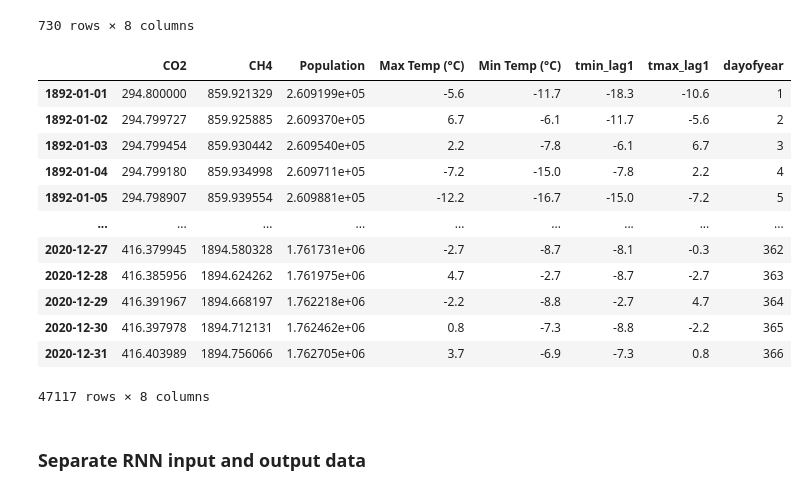
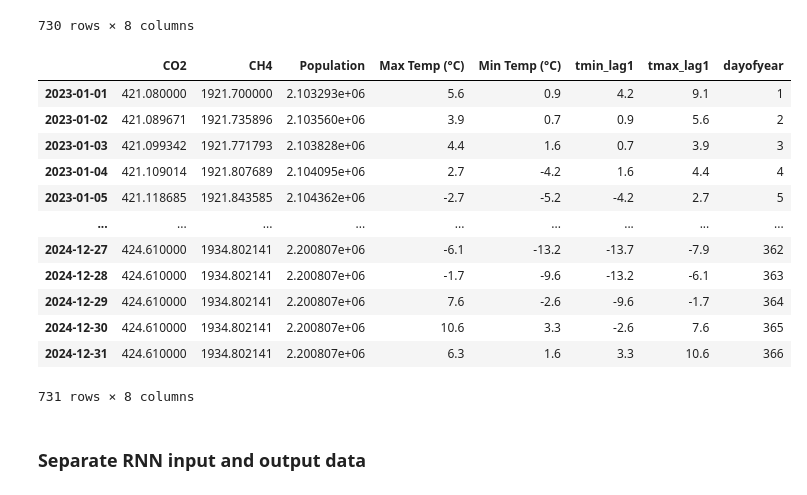
Before and after one commit to ABF-QC/Final_Project, a Jupyter notebook: notebook/Validation.ipynb, the cells around one changed output. Drawn from its saved outputs; the diff is of its cells as text; code cells hidden in the pictures.

```diff
--- a/notebook/Validation.ipynb
+++ b/notebook/Validation.ipynb
@@ -31,21 +34,23 @@ from sklearn.metrics import mean_squared_error
 # %% [markdown]
 ### Define files
 # %%
-#data_dir = '../data/'
-data_dir = 'C:\\Users\\jocl0\\ABF\\Final_Project-main\\data\\'
-model_dir = 'C:\\Users\\jocl0\\ABF\\Final_Project-main\\model\\'
+data_dir = '../data/'
+#data_dir = 'C:\\Users\\jocl0\\ABF\\Final_Project-main\\data\\'
 
-#ghg = 'GreenHouse_Gases/processed/'
-ghg = 'GreenHouse_Gases\\processed\\'
+#model_dir = 'C:\\Users\\jocl0\\ABF\\Final_Project-main\\model\\'
+model_dir = '../model/'
+
+ghg = 'GreenHouse_Gases/processed/'
+#ghg = 'GreenHouse_Gases\\processed\\'
 
 frequency = 'DLY'
 
-climate_file = 'ECCC\\processed\\daily\\daily_processed.csv'
-#climate_file = 'ECCC/processed/daily/daily_processed.csv'
+#climate_file = 'ECCC\\processed\\daily\\daily_processed.csv'
+climate_file = 'ECCC/processed/daily/daily_processed.csv'
 #climate_file = 'ECCC/processed/monthly/monthly_processed.csv'
 
-population_file = 'Population\\processed\\Montreal.csv'
-#population_file = 'Population/processed/Montreal.csv'
+#population_file = 'Population\\processed\\Montreal.csv'
+population_file = 'Population/processed/Montreal.csv'
 
 co2_file = 'co2_1850-2099_SSP2_45.csv'
 ch4_file = 'ch4_1850-2099_SSP2_45.csv'
@@ -401,21 +385,21 @@ test_df
 | 2022-12-31 | 421.073014 | 1921.670466 | 2.102773e+06 | 9.1 | 4.2 | 5.1 | 9.8 | 365 |
 730 rows × 8 columns
 # %%
-train_df
+val_df
 # %% [output]
 |  | CO2 | CH4 | Population | Max Temp (°C) | Min Temp (°C) | tmin_lag1 | tmax_lag1 | dayofyear |
-| 1892-01-01 | 294.800000 | 859.921329 | 2.609199e+05 | -5.6 | -11.7 | -18.3 | -10.6 | 1 |
-| 1892-01-02 | 294.799727 | 859.925885 | 2.609370e+05 | 6.7 | -6.1 | -11.7 | -5.6 | 2 |
-| 1892-01-03 | 294.799454 | 859.930442 | 2.609540e+05 | 2.2 | -7.8 | -6.1 | 6.7 | 3 |
-| 1892-01-04 | 294.799180 | 859.934998 | 2.609711e+05 | -7.2 | -15.0 | -7.8 | 2.2 | 4 |
-| 1892-01-05 | 294.798907 | 859.939554 | 2.609881e+05 | -12.2 | -16.7 | -15.0 | -7.2 | 5 |
+| 2023-01-01 | 421.080000 | 1921.700000 | 2.103293e+06 | 5.6 | 0.9 | 4.2 | 9.1 | 1 |
+| 2023-01-02 | 421.089671 | 1921.735896 | 2.103560e+06 | 3.9 | 0.7 | 0.9 | 5.6 | 2 |
+| 2023-01-03 | 421.099342 | 1921.771793 | 2.103828e+06 | 4.4 | 1.6 | 0.7 | 3.9 | 3 |
+| 2023-01-04 | 421.109014 | 1921.807689 | 2.104095e+06 | 2.7 | -4.2 | 1.6 | 4.4 | 4 |
+| 2023-01-05 | 421.118685 | 1921.843585 | 2.104362e+06 | -2.7 | -5.2 | -4.2 | 2.7 | 5 |
 | ... | ... | ... | ... | ... | ... | ... | ... | ... |
-| 2020-12-27 | 416.379945 | 1894.580328 | 1.761731e+06 | -2.7 | -8.7 | -8.1 | -0.3 | 362 |
-| 2020-12-28 | 416.385956 | 1894.624262 | 1.761975e+06 | 4.7 | -2.7 | -8.7 | -2.7 | 363 |
-| 2020-12-29 | 416.391967 | 1894.668197 | 1.762218e+06 | -2.2 | -8.8 | -2.7 | 4.7 | 364 |
-| 2020-12-30 | 416.397978 | 1894.712131 | 1.762462e+06 | 0.8 | -7.3 | -8.8 | -2.2 | 365 |
-| 2020-12-31 | 416.403989 | 1894.756066 | 1.762705e+06 | 3.7 | -6.9 | -7.3 | 0.8 | 366 |
+| 2024-12-27 | 424.610000 | 1934.802141 | 2.200807e+06 | -6.1 | -13.2 | -13.7 | -7.9 | 362 |
+| 2024-12-28 | 424.610000 | 1934.802141 | 2.200807e+06 | -1.7 | -9.6 | -13.2 | -6.1 | 363 |
+| 2024-12-29 | 424.610000 | 1934.802141 | 2.200807e+06 | 7.6 | -2.6 | -9.6 | -1.7 | 364 |
+| 2024-12-30 | 424.610000 | 1934.802141 | 2.200807e+06 | 10.6 | 3.3 | -2.6 | 7.6 | 365 |
+| 2024-12-31 | 424.610000 | 1934.802141 | 2.200807e+06 | 6.3 | 1.6 | 3.3 | 10.6 | 366 |
-47117 rows × 8 columns
+731 rows × 8 columns
 # %% [markdown]
 ### Separate RNN input and output data
 # %%
```
Also changed, not shown: parts of 15 cells of this notebook.
